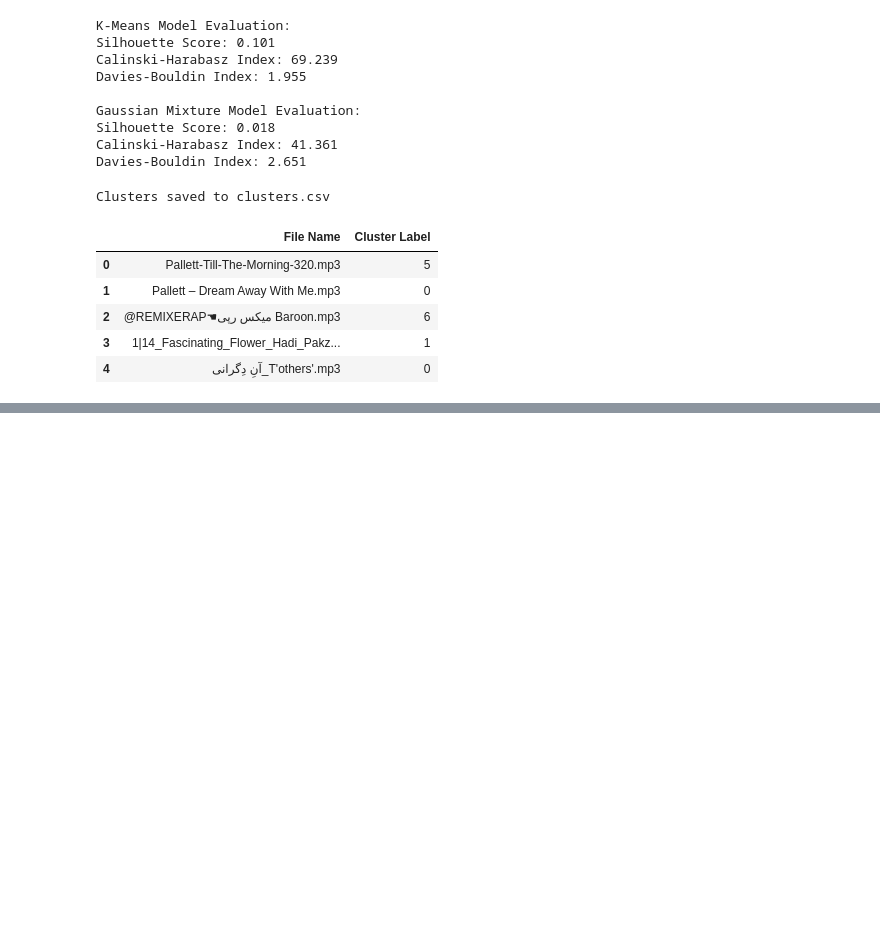
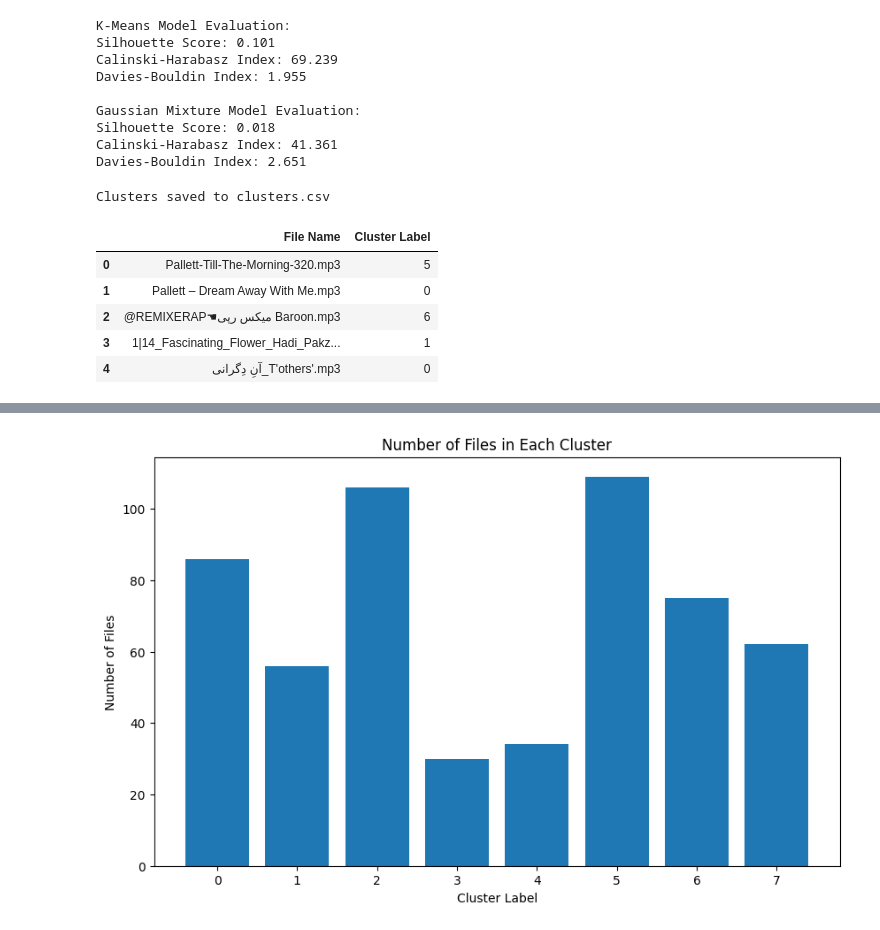
Before and after one commit to SajjadKiani/persian_music_clustering, a Jupyter notebook: song_clustering.ipynb, the cells around one changed output, grey strips where cells are left out. Drawn from its saved outputs; the diff is of its cells as text; code cells hidden in the pictures; blank space fills up the shorter version.

```diff
--- a/song_clustering.ipynb
+++ b/song_clustering.ipynb
@@ -179,3 +179,7 @@ cluster_df.head()
 | 2 | @REMIXERAP☚میکس رپی Baroon.mp3 | 6 |
 | 3 | 1|14_Fascinating_Flower_Hadi_Pakz... | 1 |
 | 4 | آنِ دِگرانی_T'others'.mp3 | 0 |
+# %%
+cluster_df = pd.read_csv('/content/drive/MyDrive/songs/clusters.csv')
+
+cluster_df.head()
@@ -181,0 +193,15 @@ cluster_df.head()
+# %%
+
+
+# Count the number of files in each cluster
+cluster_counts = cluster_df.groupby('Cluster Label')['File Name'].count()
+
+# Create a bar plot
+plt.figure(figsize=(10, 6))
+plt.bar(cluster_counts.index, cluster_counts.values)
+plt.xlabel('Cluster Label')
+plt.ylabel('Number of Files')
+plt.title('Number of Files in Each Cluster')
+plt.show()
+# %% [output]
+[figure, added]
```
Also changed, not shown: parts of 1 cell of this notebook.
